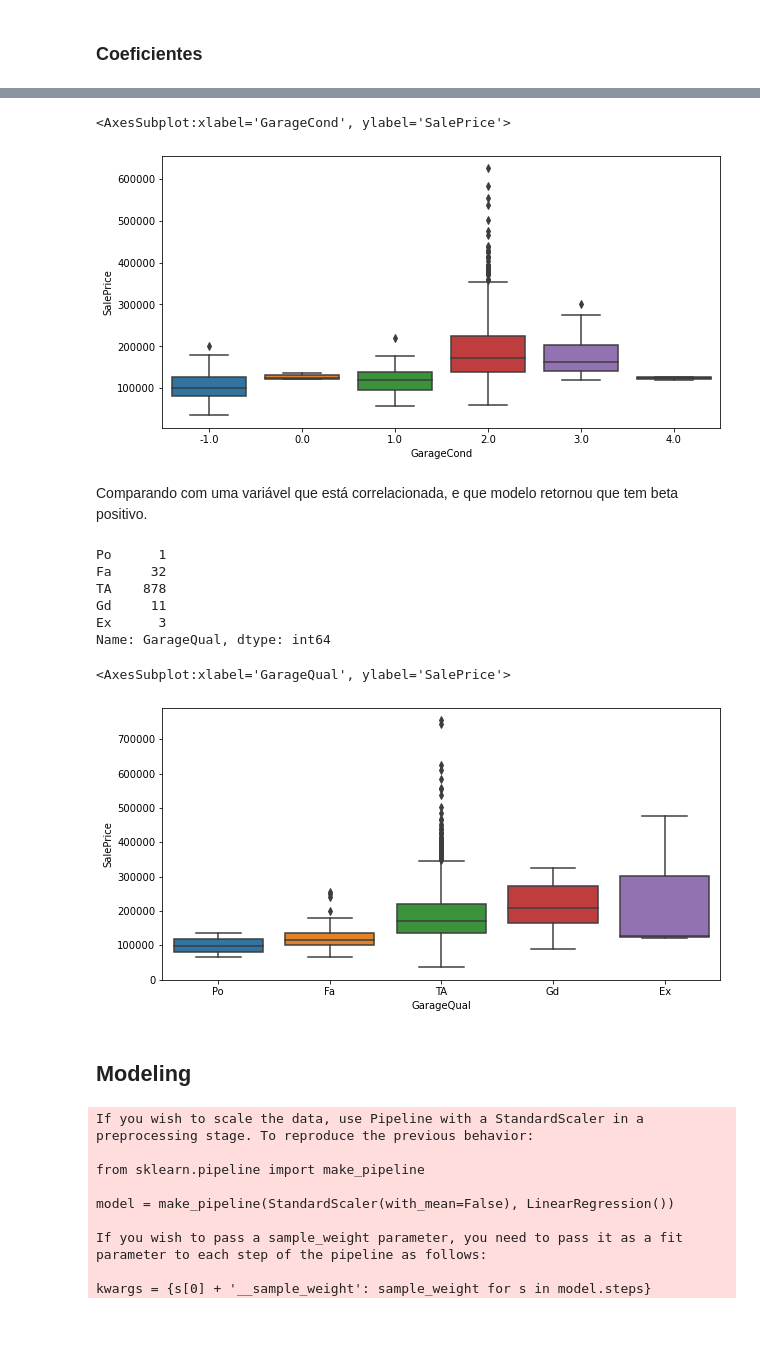
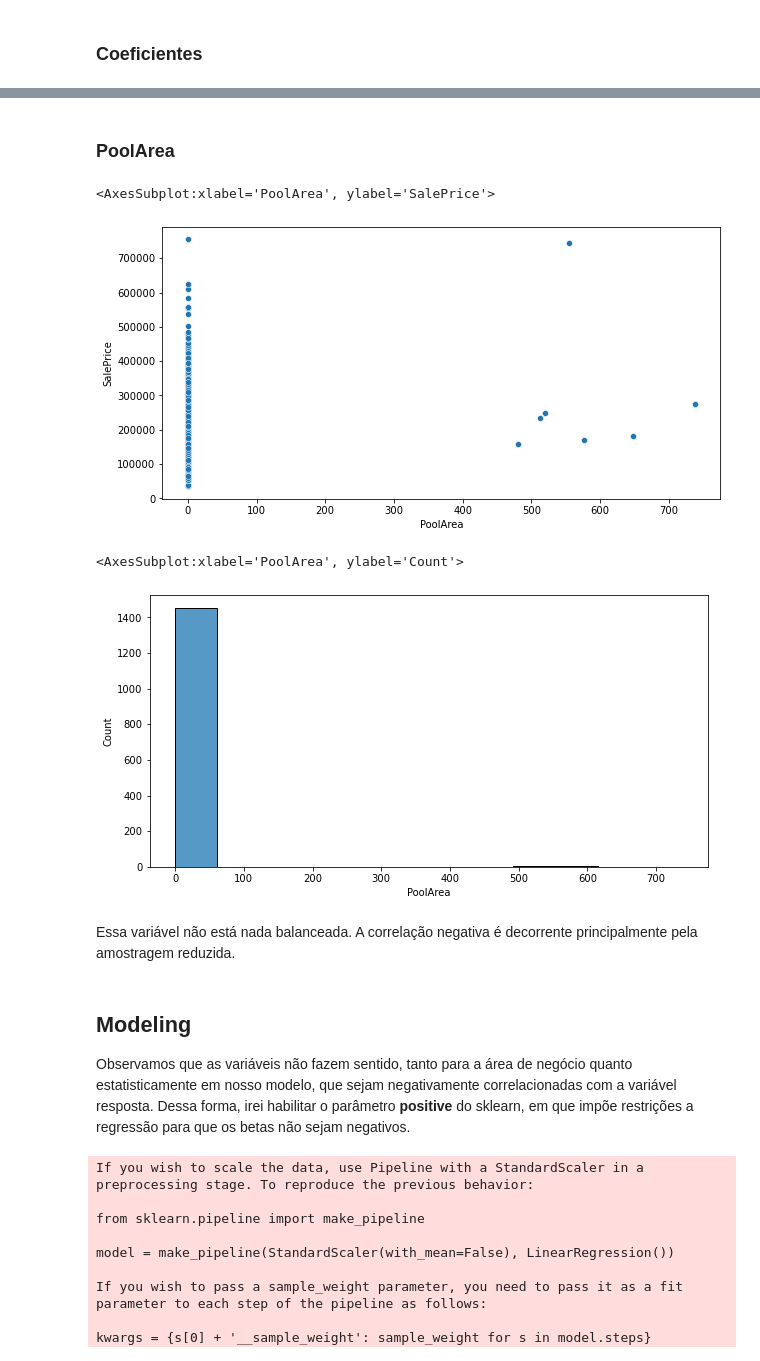
Before and after one commit to FilippeFaria/Regression_modeling, a Jupyter notebook: Pricing.ipynb, the cells around one changed output, grey strips where cells are left out. Drawn from its saved outputs; the diff is of its cells as text; code cells hidden in the pictures; blank space fills up the shorter version.

```diff
--- a/Pricing.ipynb
+++ b/Pricing.ipynb
@@ -775,30 +770,23 @@ Name: GarageCond, dtype: int64
+# %% [markdown]
+### PoolArea
 # %%
-
 plt.figure(figsize=(10,5))
-sn.boxplot(data = pd.concat([X_tr_enc,y_tr],axis=1),x='GarageCond',y='SalePrice')
+sn.scatterplot(data = df,x='PoolArea',y='SalePrice')
 # %% [output]
-<AxesSubplot:xlabel='GarageCond', ylabel='SalePrice'>
+<AxesSubplot:xlabel='PoolArea', ylabel='SalePrice'>
-[figure, old version]
+[figure, new version]
-# %% [markdown]
-Comparando com uma variável que está correlacionada, e que modelo retornou que tem beta positivo.
-# %%
-X_tr.GarageQual.value_counts().loc[default_cat]
-# %% [output]
-Po      1
-Fa     32
-TA    878
-Gd     11
-Ex      3
-Name: GarageQual, dtype: int64
 # %%
-
 plt.figure(figsize=(10,5))
-sn.boxplot(data = df,x='GarageQual',y='SalePrice',order=default_cat)
+sn.histplot(data = df,x='PoolArea')
 # %% [output]
-<AxesSubplot:xlabel='GarageQual', ylabel='SalePrice'>
+<AxesSubplot:xlabel='PoolArea', ylabel='Count'>
-[figure, old version]
+[figure, new version]
-# %% [markdown]
-## Modeling
+# %% [markdown]
+Essa variável não está nada balanceada. A correlação negativa é decorrente principalmente pela amostragem reduzida.
+# %% [markdown]
+## Modeling
+
+Observamos que as variáveis não fazem sentido, tanto para a área de negócio quanto estatisticamente em nosso modelo, que sejam negativamente correlacionadas com a variável resposta. Dessa forma, irei habilitar o parâmetro **positive** do sklearn, em que impõe restrições a regressão para que os betas não sejam negativos.
 # %%
 from sklearn.linear_model import LinearRegression
 column = only_important.features.unique()
```
Also changed, not shown: parts of 32 cells of this notebook.
